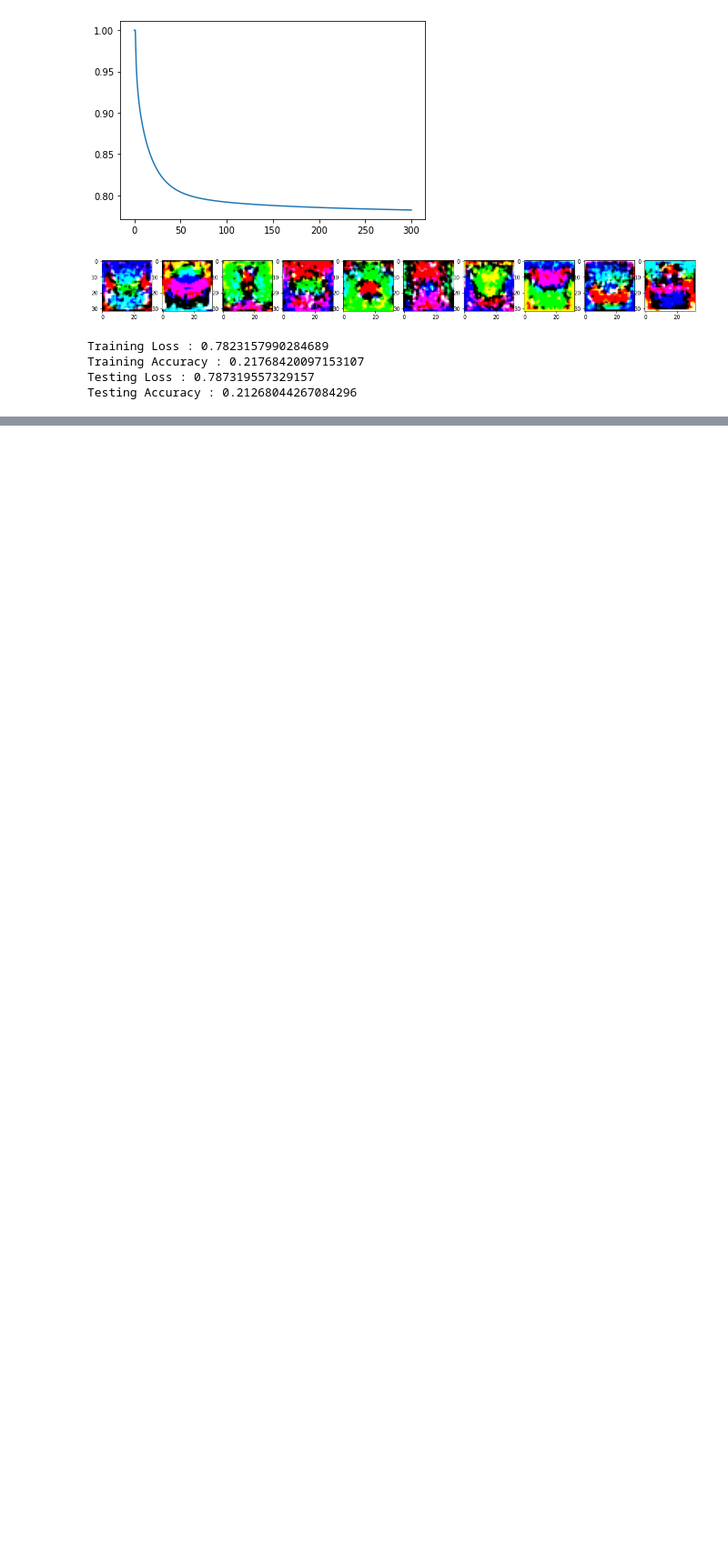
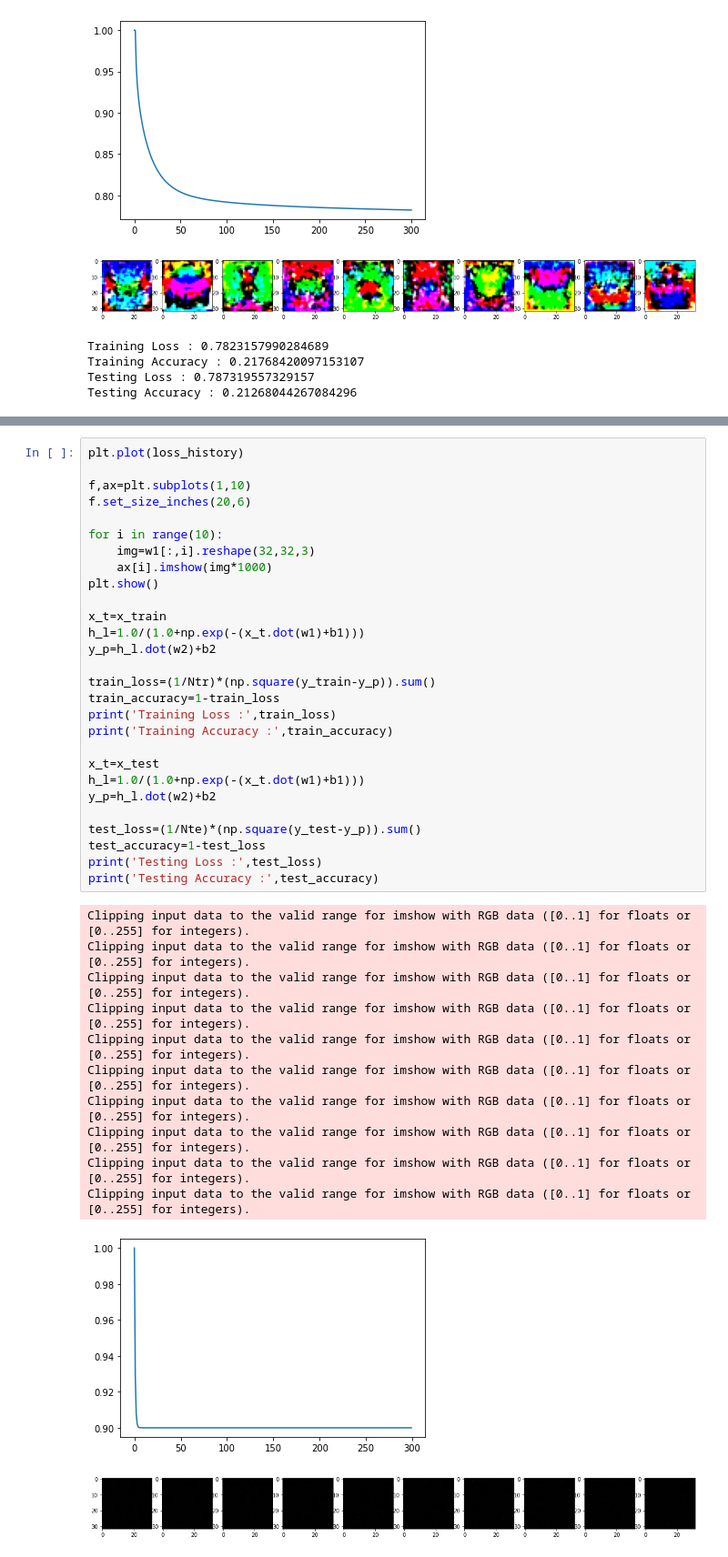
Before and after one commit to Dileesha747/ImageProcessing_1, a Jupyter notebook: assgn.ipynb, the cells around one changed output, grey strips where cells are left out. Shown: that part at 91% size. Cells and saved outputs as stored; diff of their text form; blank space fills up the shorter version.

Commit message:
q2 attempt 1(not properly trained)

```diff
--- a/assgn.ipynb
+++ b/assgn.ipynb
@@ -131,0 +205,41 @@ Testing Accuracy : 0.21268044267084296
+# %%
+plt.plot(loss_history)
+
+f,ax=plt.subplots(1,10)
+f.set_size_inches(20,6)
+
+for i in range(10):
+    img=w1[:,i].reshape(32,32,3)
+    ax[i].imshow(img*1000)
+plt.show()
+
+x_t=x_train
+h_l=1.0/(1.0+np.exp(-(x_t.dot(w1)+b1)))
+y_p=h_l.dot(w2)+b2
+
+train_loss=(1/Ntr)*(np.square(y_train-y_p)).sum()
+train_accuracy=1-train_loss
+print('Training Loss :',train_loss)
+print('Training Accuracy :',train_accuracy)
+
+x_t=x_test
+h_l=1.0/(1.0+np.exp(-(x_t.dot(w1)+b1)))
+y_p=h_l.dot(w2)+b2
+
+test_loss=(1/Nte)*(np.square(y_test-y_p)).sum()
+test_accuracy=1-test_loss
+print('Testing Loss :',test_loss)
+print('Testing Accuracy :',test_accuracy)
+# %% [output]
+Clipping input data to the valid range for imshow with RGB data ([0..1] for floats or [0..255] for integers).
+Clipping input data to the valid range for imshow with RGB data ([0..1] for floats or [0..255] for integers).
+Clipping input data to the valid range for imshow with RGB data ([0..1] for floats or [0..255] for integers).
+Clipping input data to the valid range for imshow with RGB data ([0..1] for floats or [0..255] for integers).
+Clipping input data to the valid range for imshow with RGB data ([0..1] for floats or [0..255] for integers).
+Clipping input data to the valid range for imshow with RGB data ([0..1] for floats or [0..255] for integers).
+Clipping input data to the valid range for imshow with RGB data ([0..1] for floats or [0..255] for integers).
+Clipping input data to the valid range for imshow with RGB data ([0..1] for floats or [0..255] for integers).
+Clipping input data to the valid range for imshow with RGB data ([0..1] for floats or [0..255] for integers).
+Clipping input data to the valid range for imshow with RGB data ([0..1] for floats or [0..255] for integers).
+[figure, added]
+[figure, added]
```
Also changed, not shown: parts of 4 cells of this notebook.
